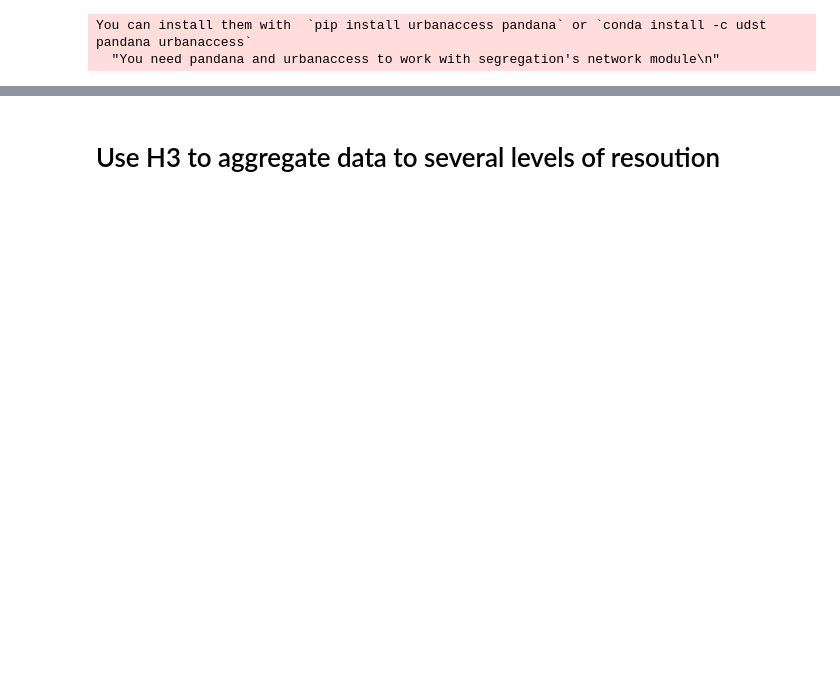
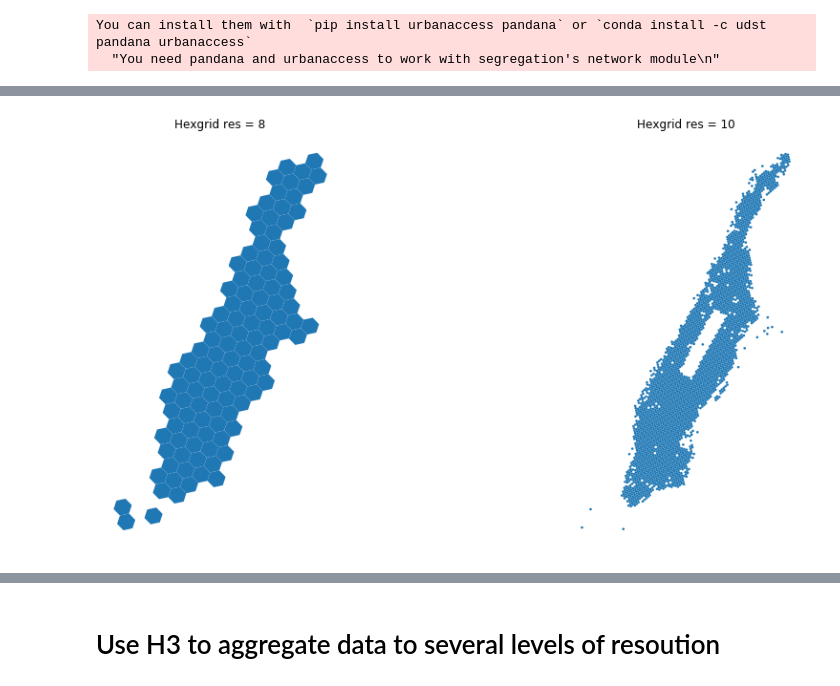
Before and after one commit to UDST/udtk, a Jupyter notebook: notebooks/geo.ipynb, the cells around one changed output, grey strips where cells are left out. Saved outputs shown, nothing was run; the diff lists cells and outputs as text; code cells hidden in the pictures; blank space fills up the shorter version.

```diff
--- a/notebooks/geo.ipynb
+++ b/notebooks/geo.ipynb
@@ -16,10 +20,21 @@ carto.plot(ax=ax, alpha=0.1,markersize=0.2)
 # %%
 #create grid a simple grid using H3 with a resolution level of 8
-grid = geo.hexgrid_from_shapefile(input_shapefile='../carto/nyc_parcels.geojson',
+grid_8 = geo.hexgrid_from_shapefile(input_shapefile='../carto/nyc_parcels.geojson',
                                   output_shapefile='../carto/grid_8',
                                   res = 8)
+
+#create grid a simple grid using H3 with a resolution level of 8
+grid_10 = geo.hexgrid_from_shapefile(input_shapefile='../carto/nyc_parcels.geojson',
+                                  res = 10)
 # %%
 #plot hexgrid data
-f,ax = plt.subplots(figsize=(8,8))
-grid.plot(ax=ax)
+f,(ax1,ax2) = plt.subplots(nrows=1,ncols=2,figsize=(16,8))
+grid_8.plot(ax=ax1)
+grid_10.plot(ax=ax2)
+ax1.set_title('Hexgrid res = 8')
+ax2.set_title('Hexgrid res = 10')
+ax1.set_axis_off()
+ax2.set_axis_off();
+# %% [output]
+[figure, added]
 # %%
```
Also changed, not shown: parts of 9 cells of this notebook, 3 other files.
